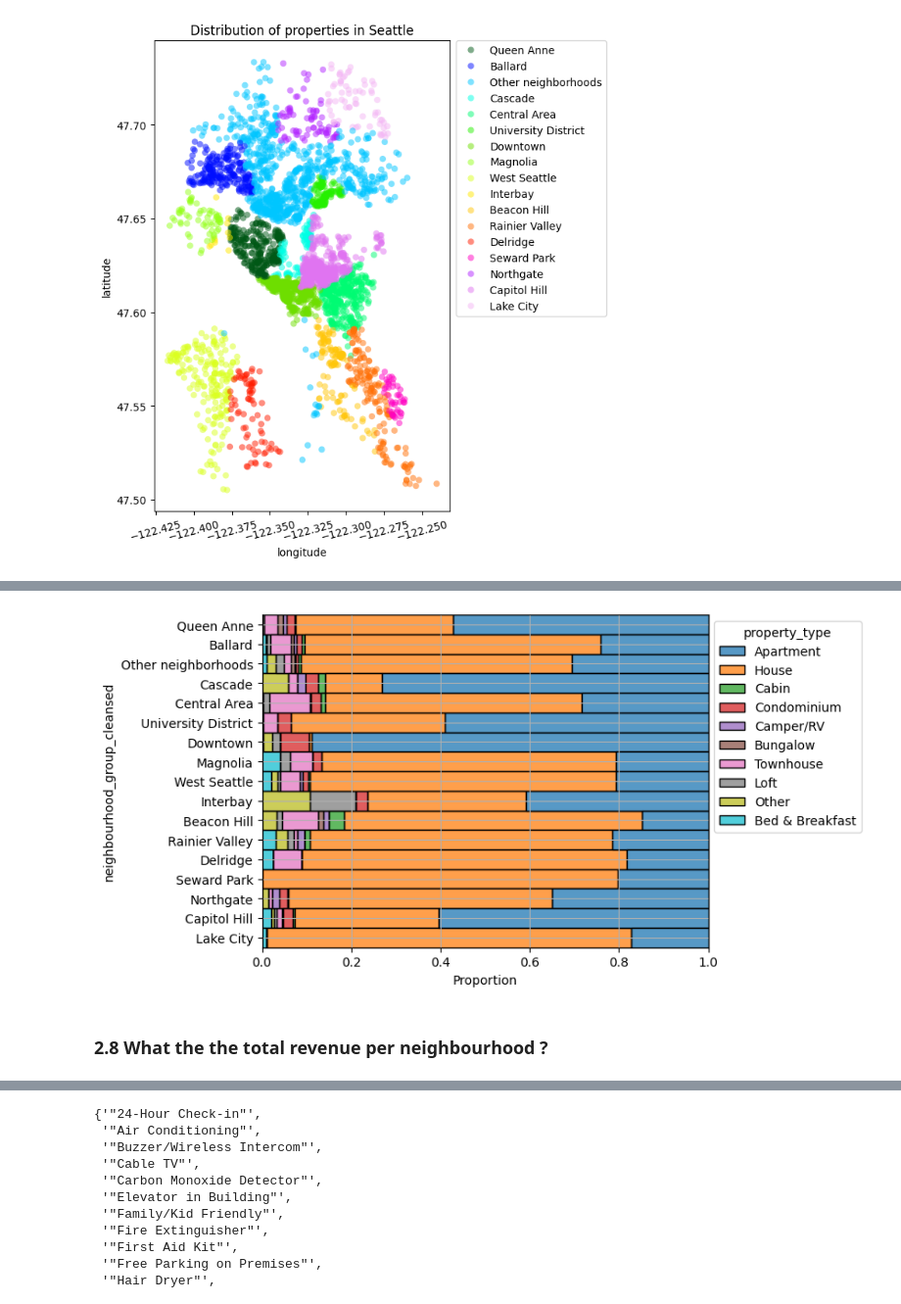
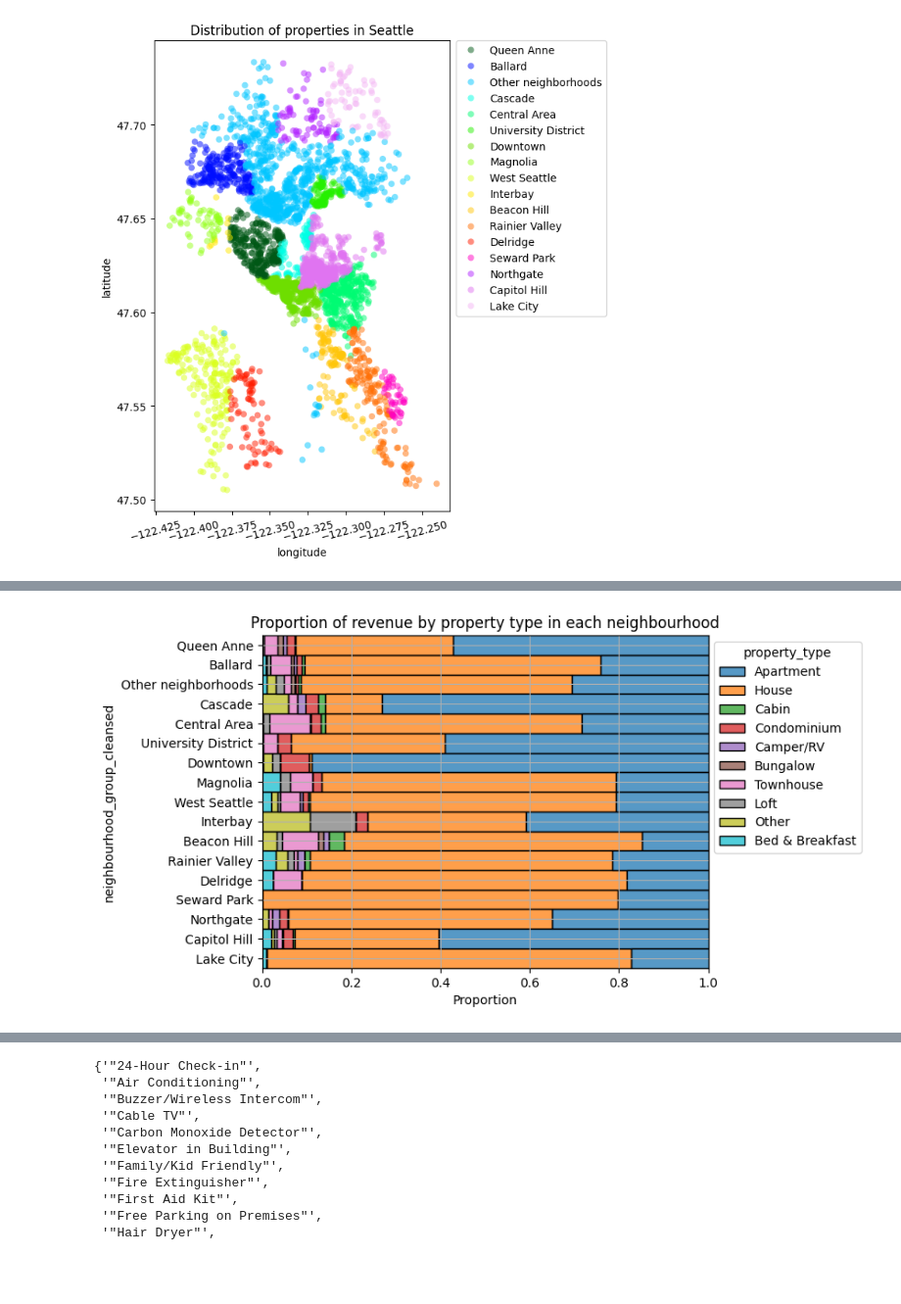
Before and after one commit to AayushSo/AirBnB-prelim-analysis, a Jupyter notebook: medium_airbnb.ipynb, the cells around one changed output, grey strips where cells are left out. Shown at 98% size. Cells and saved outputs as stored; diff of their text form; code cells hidden in the pictures; blank space fills up the shorter version.

```diff
--- a/medium_airbnb.ipynb
+++ b/medium_airbnb.ipynb
@@ -367,20 +371,19 @@ sns.move_legend(ax, "upper left", bbox_to_anchor=(1, 1))
 # %%
 #df_id_nbr = df_listings[['neighbourhood_group_cleansed','id','property_type']].loc[df_listings.property_type.isin(prop_type_order)]
 df_id_nbr = df_listings_lesstypes[['neighbourhood_group_cleansed','id','property_type']]
 
 df_nbr = pd.merge(left=df_calendar,right=df_id_nbr,left_on='listing_id',right_on='id').drop(['id','date','listing_id'],axis=1)
 df_nbr = df_nbr.loc[df_nbr.available=='t'].drop('available',axis=1)
 #df_nbr = df_nbr.groupby(['neighbourhood_group_cleansed','property_type'],as_index=False).price.sum()
 
 #sns.barplot(data=df_nbr,y='neighbourhood_group_cleansed',x='price')
 ax = sns.histplot(
     data=df_nbr,
     y='neighbourhood_group_cleansed',
     hue='property_type',
     multiple='fill',
     stat='proportion')
 sns.move_legend(ax, "upper left", bbox_to_anchor=(1, 1))
+ax.set_title('Proportion of revenue by property type in each neighbourhood');
 # %% [output]
-[figure, old version]
+[figure, new version]
-# %% [markdown]
-### 2.8 What the the total revenue per neighbourhood ?
```
Also changed, not shown: parts of 55 cells of this notebook.
